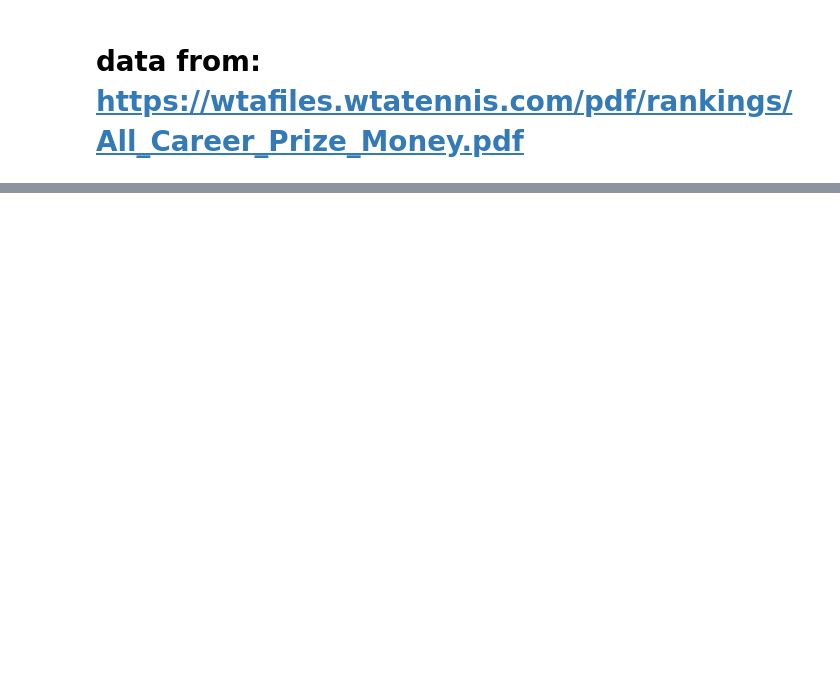
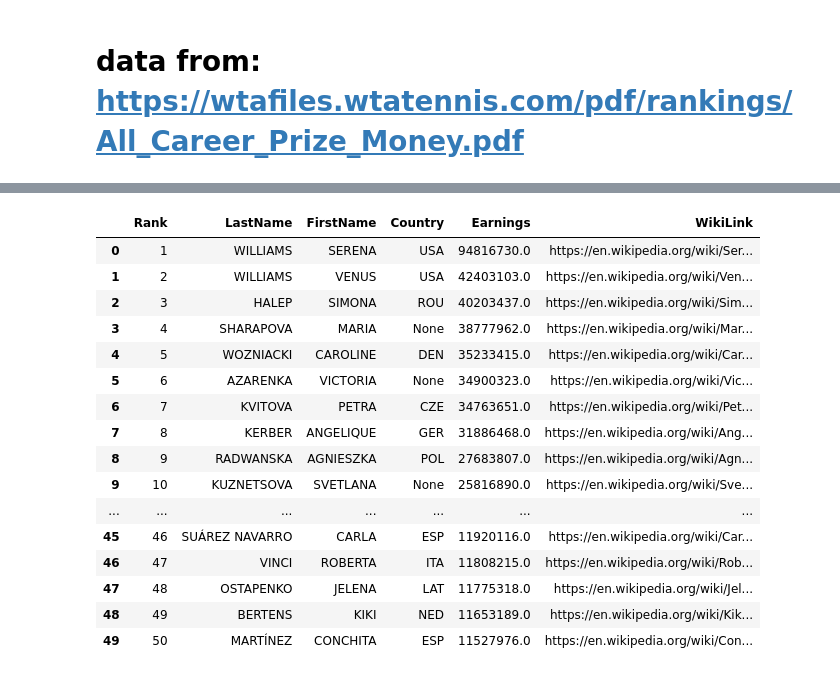
Before and after one commit to jerzyt/WTA_Earnings, a Jupyter notebook: WTA_Earnings_tika.ipynb, the cells around one changed output, grey strips where cells are left out. Cells and saved outputs as stored; diff of their text form; code cells hidden in the pictures; blank space fills up the shorter version.

```diff
--- a/WTA_Earnings_tika.ipynb
+++ b/WTA_Earnings_tika.ipynb
@@ -48,16 +87,35 @@ for line in result:
 # %%
 import numpy as np
 
 @np.vectorize
 def create_wiki_link(first_name, last_name):
     return 'https://en.wikipedia.org/wiki/' + first_name.title() +'_' + last_name.title()
 
 import pandas as pd
 df = pd.DataFrame(player_earnings, columns=['Rank', 'LastName', 'FirstName', 'Country', 'Earnings'])
 df['Earnings'] = df['Earnings'].str.replace(',', '').astype(float)
 df['WikiLink'] = create_wiki_link(df['FirstName'], df['LastName'])
-df.to_excel('earnings.xlsx', index=False)
+#df.to_excel('earnings.xlsx', index=False)
+df.to_html('earnings.html', render_links=True, index=False)
 df.head(50)
+# %% [output]
+|  | Rank | LastName | FirstName | Country | Earnings | WikiLink |
+| 0 | 1 | WILLIAMS | SERENA | USA | 94816730.0 | https://en.wikipedia.org/wiki/Ser... |
+| 1 | 2 | WILLIAMS | VENUS | USA | 42403103.0 | https://en.wikipedia.org/wiki/Ven... |
+| 2 | 3 | HALEP | SIMONA | ROU | 40203437.0 | https://en.wikipedia.org/wiki/Sim... |
+| 3 | 4 | SHARAPOVA | MARIA | None | 38777962.0 | https://en.wikipedia.org/wiki/Mar... |
+| 4 | 5 | WOZNIACKI | CAROLINE | DEN | 35233415.0 | https://en.wikipedia.org/wiki/Car... |
+| 5 | 6 | AZARENKA | VICTORIA | None | 34900323.0 | https://en.wikipedia.org/wiki/Vic... |
+| 6 | 7 | KVITOVA | PETRA | CZE | 34763651.0 | https://en.wikipedia.org/wiki/Pet... |
+| 7 | 8 | KERBER | ANGELIQUE | GER | 31886468.0 | https://en.wikipedia.org/wiki/Ang... |
+| 8 | 9 | RADWANSKA | AGNIESZKA | POL | 27683807.0 | https://en.wikipedia.org/wiki/Agn... |
+| 9 | 10 | KUZNETSOVA | SVETLANA | None | 25816890.0 | https://en.wikipedia.org/wiki/Sve... |
+| ... | ... | ... | ... | ... | ... | ... |
+| 45 | 46 | SUÁREZ NAVARRO | CARLA | ESP | 11920116.0 | https://en.wikipedia.org/wiki/Car... |
+| 46 | 47 | VINCI | ROBERTA | ITA | 11808215.0 | https://en.wikipedia.org/wiki/Rob... |
+| 47 | 48 | OSTAPENKO | JELENA | LAT | 11775318.0 | https://en.wikipedia.org/wiki/Jel... |
+| 48 | 49 | BERTENS | KIKI | NED | 11653189.0 | https://en.wikipedia.org/wiki/Kik... |
+| 49 | 50 | MARTÍNEZ | CONCHITA | ESP | 11527976.0 | https://en.wikipedia.org/wiki/Con... |
 # %%
 import matplotlib.pyplot as plt
 import seaborn as sns
```
Also changed, not shown: parts of 15 cells of this notebook.
